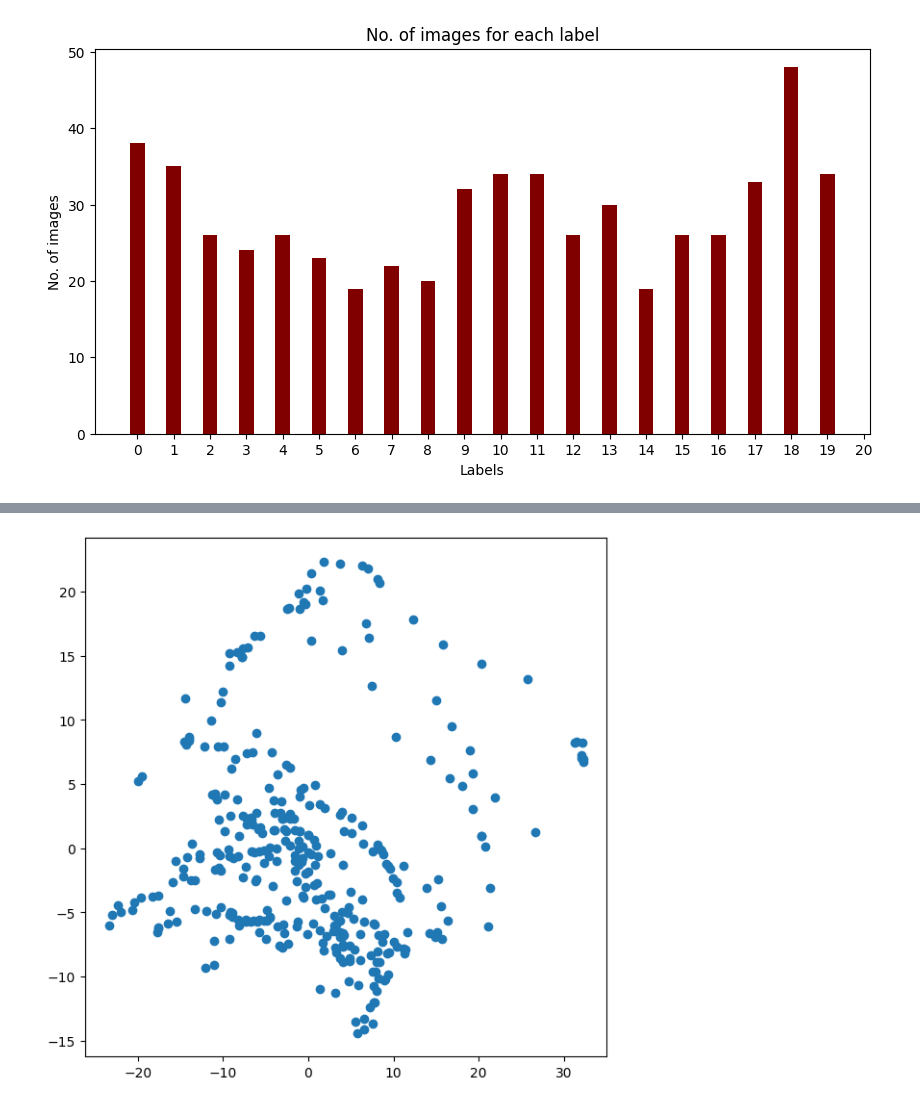
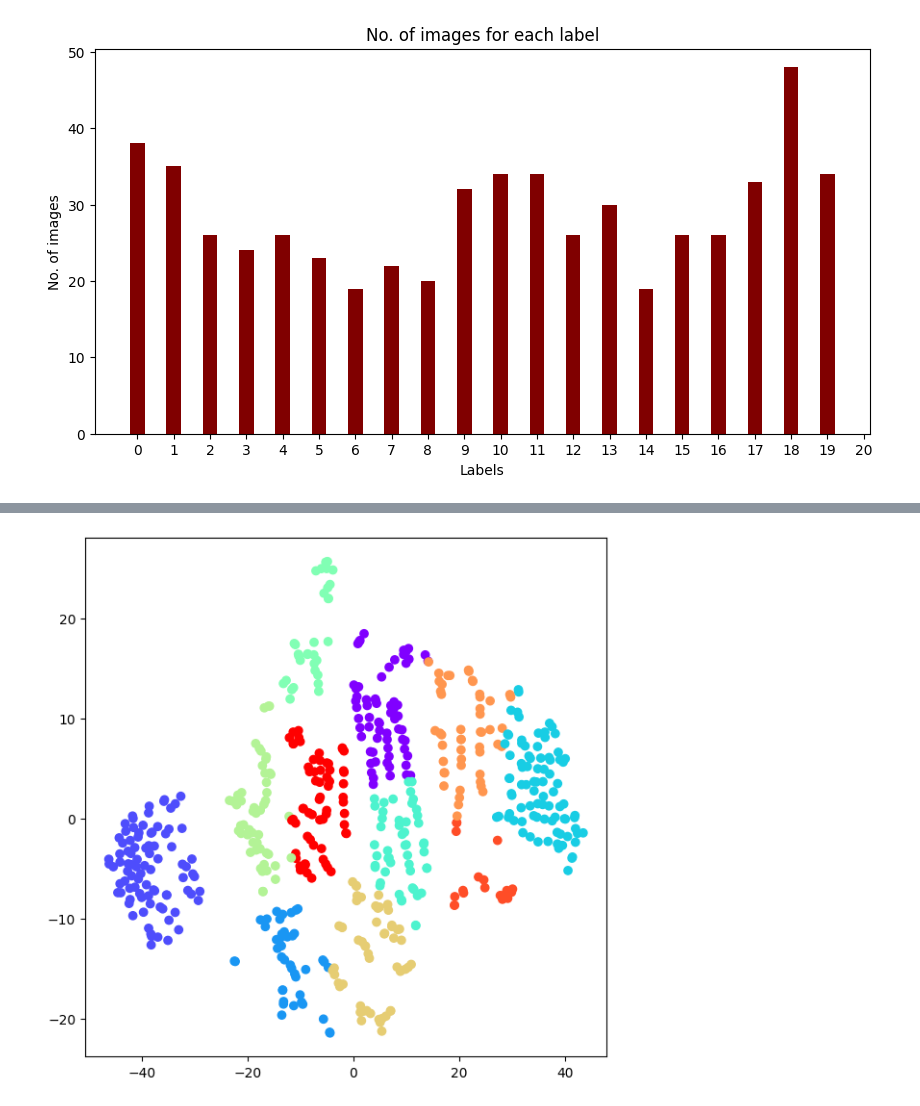
Before and after one commit to jsuaverd/COMP254-Assignments, a Jupyter notebook: clustering_gmm.ipynb, the cells around one changed output, grey strips where cells are left out. Saved outputs shown, nothing was run; the diff lists cells and outputs as text; code cells hidden in the pictures.

```diff
--- a/clustering_gmm.ipynb
+++ b/clustering_gmm.ipynb
@@ -61,0 +62,16 @@ plot_labels(y)
+# %%
+target_num = 50
+X_add = []
+y_add = []
+for idx, j in enumerate(data_lst):
+    num_of_images = len(j)
+    while num_of_images < target_num:
+        new_img = random_augmentation(j)
+        #X_add = np.append(X_add, new_img)
+        X_add.append(new_img.numpy())
+        #X_add.append(new_img)
+        y_add.append(idx)
+        num_of_images+=1
+
+X.extend(X_add)
+y.extend(y_add)
@@ -62,4 +87,12 @@ plot_labels(y)
 # %%
+np_array = np.array(X)
+X = []
+for i in np_array:
+    i = i.flatten()
+    X.append(i)
+
+y = np.array(y)
+
 from sklearn.preprocessing import MinMaxScaler
 trans = MinMaxScaler()
 X = trans.fit_transform(X)
@@ -101,0 +135,7 @@ print(X_train_pca.shape)
+# %%
+from sklearn.manifold import TSNE
+
+tsne = TSNE(n_components=2,perplexity=40, random_state=42)
+X_train_tsne = tsne.fit_transform(X_train)
+X_valid_tsne = tsne.fit_transform(X_valid)
+X_test_tsne = tsne.fit_transform(X_test)
@@ -118,7 +164,7 @@ def compute_bic(X):
         all_bic_values.append(bic_values)
     return all_bic_values
 
-bic = compute_bic(X_train_pca)
+bic = compute_bic(X_train_tsne)
 # %%
 plt.figure(figsize=(8,4))
 plt.plot(cluster_range, bic[0], marker = '.', label ='Full')
@@ -162,9 +208,12 @@ The optimal number of clusters: 4
 # %%
-#Plot PCA
+gmm = GaussianMixture(n_components=k, covariance_type=con_type)
+gmm.fit(X_train_tsne)
+
+labels_hard = gmm.predict(X_train_tsne)
 plt.figure(figsize=(7,7))
-plt.scatter(X_train_pca[:, 0], X_train_pca[:, 1])
+plt.scatter(X_train_tsne[:, 0], X_train_tsne[:, 1], c=labels_hard, cmap='rainbow')
 plt.show()
 # %% [output]
-[figure, old version]
+[figure, new version]
 # %%
 gmm = GaussianMixture(n_components=k, covariance_type=con_type)
```
Also changed, not shown: parts of 15 cells of this notebook.
